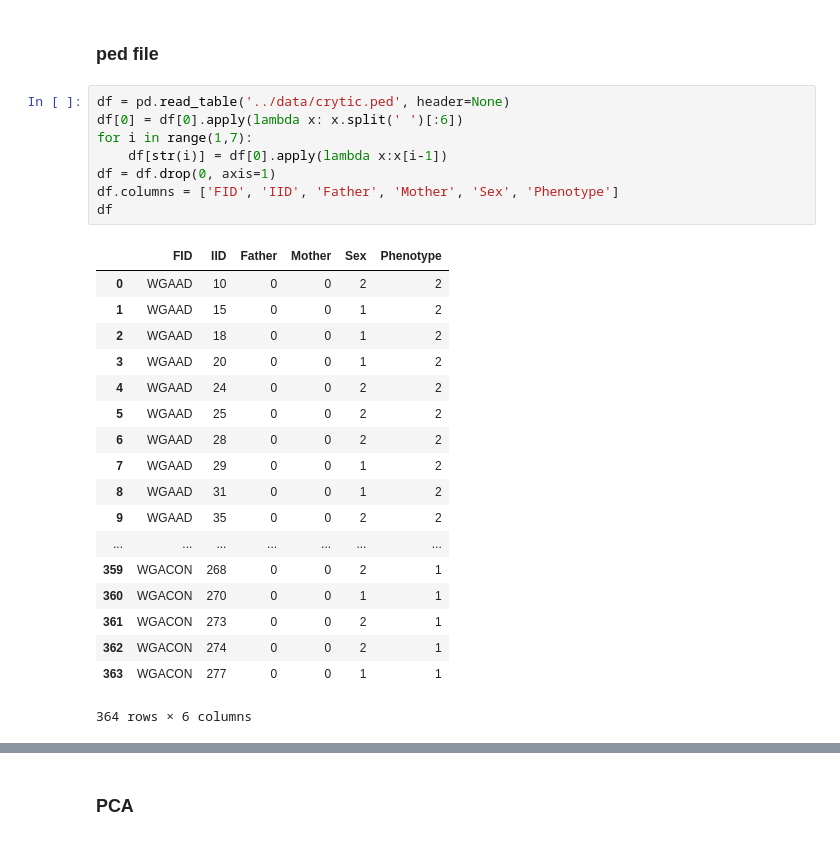
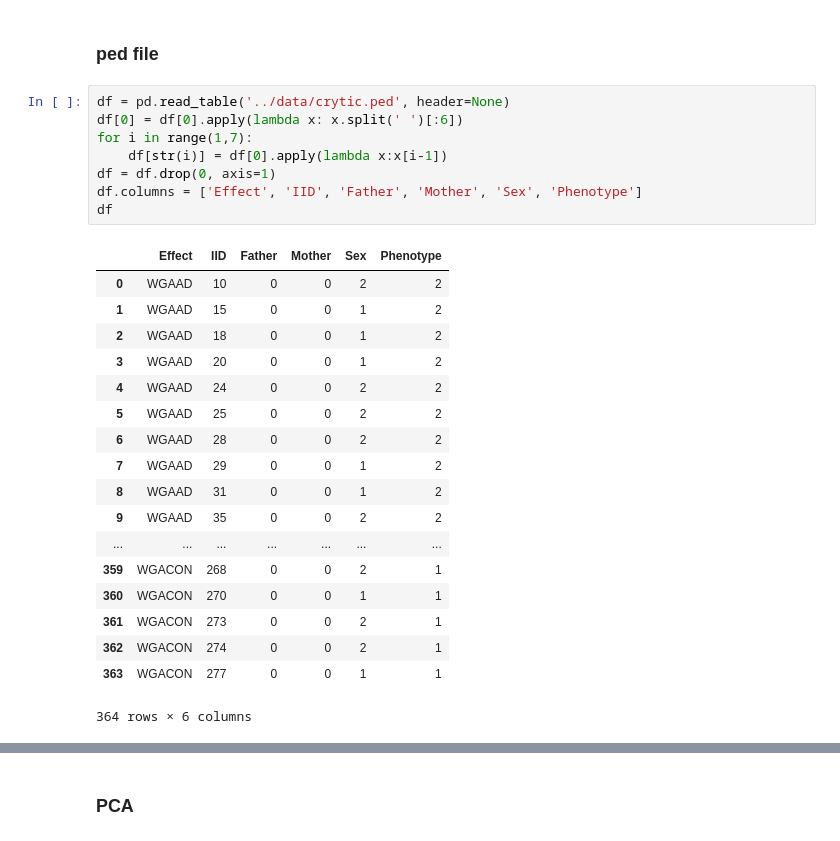
Before and after one commit to TonyZhanghm/DSC180B_Genome_01, a Jupyter notebook: notebooks/Untitled.ipynb, the cells around one changed output, grey strips where cells are left out. Cells and saved outputs as stored; diff of their text form.

```diff
--- a/notebooks/Untitled.ipynb
+++ b/notebooks/Untitled.ipynb
@@ -100,13 +78,13 @@ df[0].value_counts().sort_index().plot(kind = 'bar')
 # %%
 df = pd.read_table('../data/crytic.ped', header=None)
 df[0] = df[0].apply(lambda x: x.split(' ')[:6])
 for i in range(1,7):
     df[str(i)] = df[0].apply(lambda x:x[i-1])
 df = df.drop(0, axis=1)
-df.columns = ['FID', 'IID', 'Father', 'Mother', 'Sex', 'Phenotype']
+df.columns = ['Effect', 'IID', 'Father', 'Mother', 'Sex', 'Phenotype']
 df
 # %% [output]
-|  | FID | IID | Father | Mother | Sex | Phenotype |
+|  | Effect | IID | Father | Mother | Sex | Phenotype |
 | 0 | WGAAD | 10 | 0 | 0 | 2 | 2 |
 | 1 | WGAAD | 15 | 0 | 0 | 1 | 2 |
 | 2 | WGAAD | 18 | 0 | 0 | 1 | 2 |
```
Also changed, not shown: parts of 32 cells of this notebook, 6 other files.
